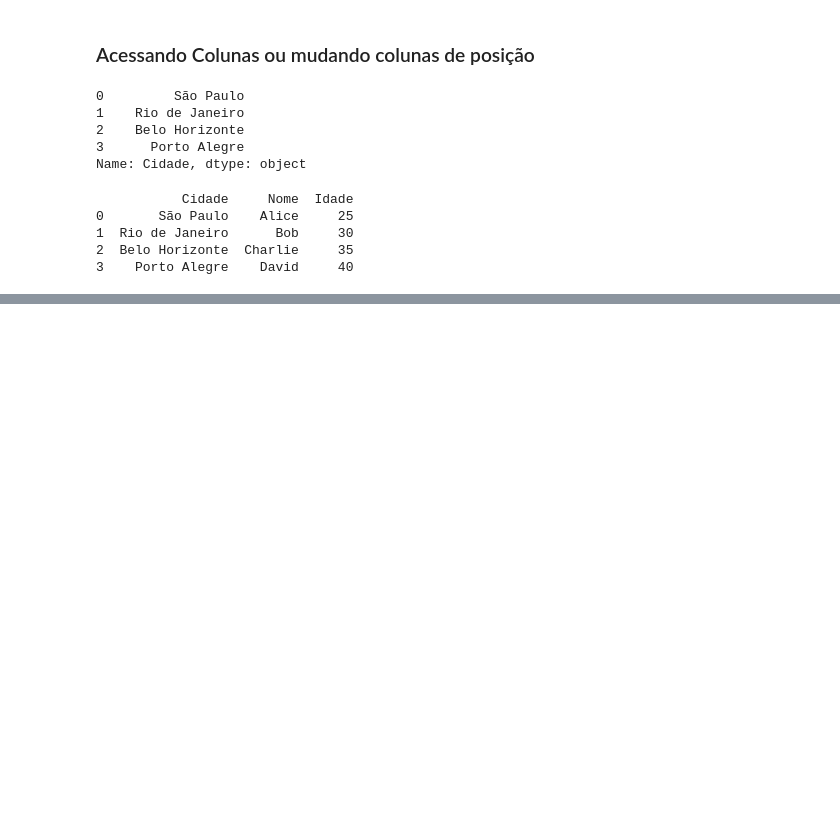
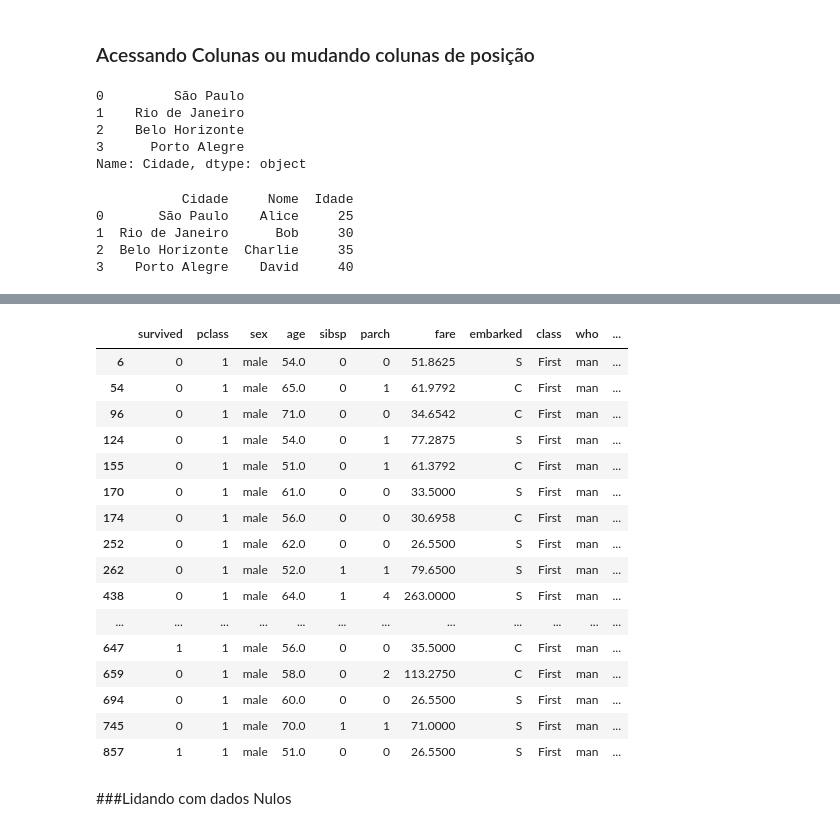
Before and after one commit to radsrei/Caderno-Faculdade, a Jupyter notebook: DS_Catolica.ipynb, the cells around one changed output, grey strips where cells are left out. Drawn from its saved outputs; the diff is of its cells as text; code cells hidden in the pictures; blank space fills up the shorter version.

```diff
--- a/DS_Catolica.ipynb
+++ b/DS_Catolica.ipynb
@@ -343,0 +350,3 @@ print(df2_br)
+# %%
+# Carregar o dataset
+df = sns.load_dataset('titanic')
@@ -343,0 +499,23 @@ print(df2_br)
+# %%
+# Combinar multiplas condições
+df[(df['age']>50) & (df['sex']=='male') & (df['class'] == 'First')]
+# %% [output]
+|  | survived | pclass | sex | age | sibsp | parch | fare | embarked | class | who | ... |
+| 6 | 0 | 1 | male | 54.0 | 0 | 0 | 51.8625 | S | First | man | ... |
+| 54 | 0 | 1 | male | 65.0 | 0 | 1 | 61.9792 | C | First | man | ... |
+| 96 | 0 | 1 | male | 71.0 | 0 | 0 | 34.6542 | C | First | man | ... |
+| 124 | 0 | 1 | male | 54.0 | 0 | 1 | 77.2875 | S | First | man | ... |
+| 155 | 0 | 1 | male | 51.0 | 0 | 1 | 61.3792 | C | First | man | ... |
+| 170 | 0 | 1 | male | 61.0 | 0 | 0 | 33.5000 | S | First | man | ... |
+| 174 | 0 | 1 | male | 56.0 | 0 | 0 | 30.6958 | C | First | man | ... |
+| 252 | 0 | 1 | male | 62.0 | 0 | 0 | 26.5500 | S | First | man | ... |
+| 262 | 0 | 1 | male | 52.0 | 1 | 1 | 79.6500 | S | First | man | ... |
+| 438 | 0 | 1 | male | 64.0 | 1 | 4 | 263.0000 | S | First | man | ... |
+| ... | ... | ... | ... | ... | ... | ... | ... | ... | ... | ... | ... |
+| 647 | 1 | 1 | male | 56.0 | 0 | 0 | 35.5000 | C | First | man | ... |
+| 659 | 0 | 1 | male | 58.0 | 0 | 2 | 113.2750 | C | First | man | ... |
+| 694 | 0 | 1 | male | 60.0 | 0 | 0 | 26.5500 | S | First | man | ... |
+| 745 | 0 | 1 | male | 70.0 | 1 | 1 | 71.0000 | S | First | man | ... |
+| 857 | 1 | 1 | male | 51.0 | 0 | 0 | 26.5500 | S | First | man | ... |
+# %% [markdown]
+###Lidando com dados Nulos
```
Also changed, not shown: parts of 33 cells of this notebook.
